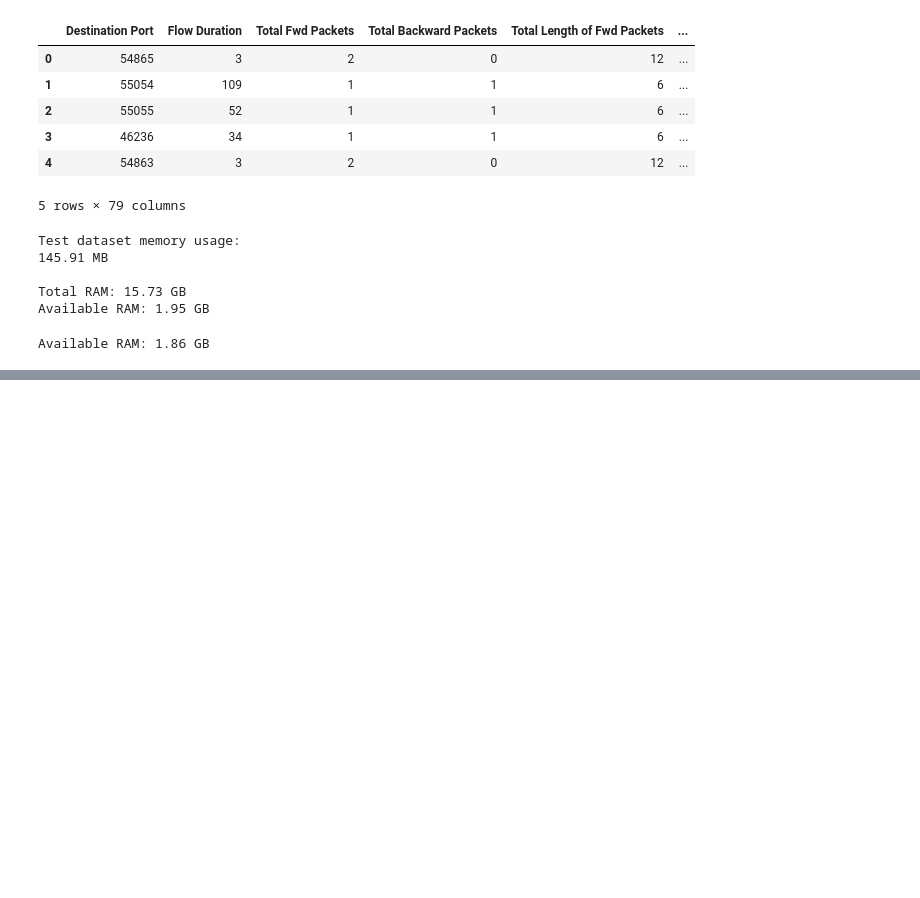
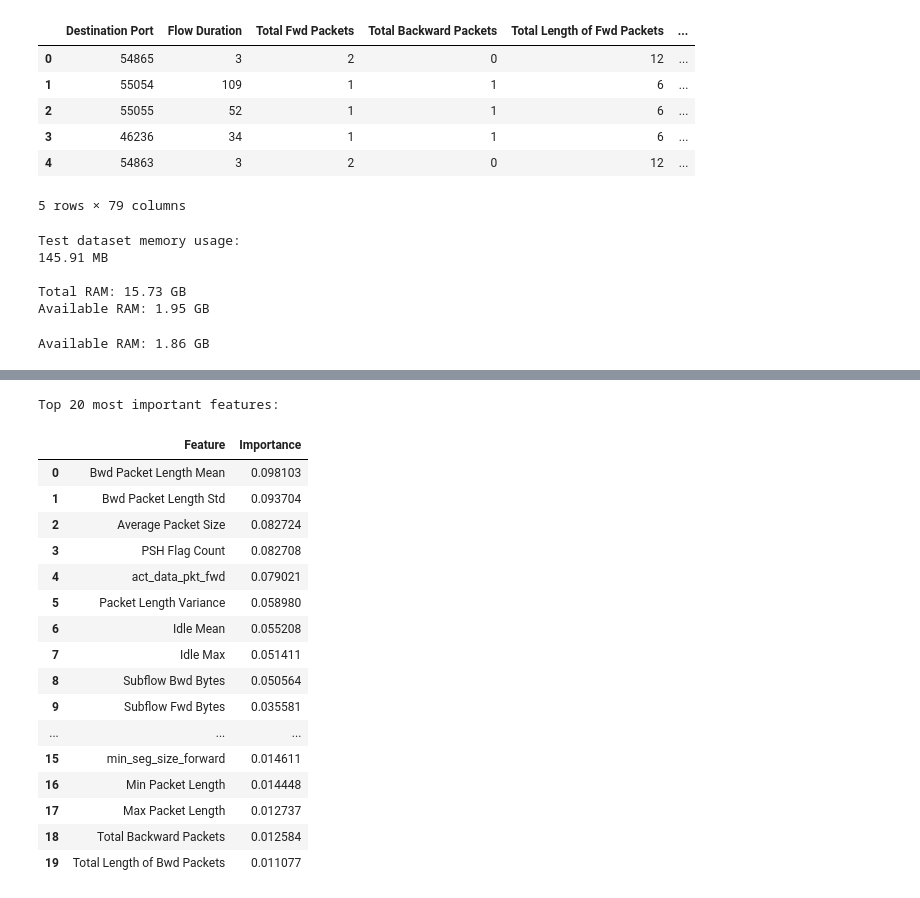
Before and after one commit to AtharvKharate88/Network_intrusion_detection_system, a Jupyter notebook: ml/nids_training.ipynb, the cells around one changed output, grey strips where cells are left out. Saved outputs shown, nothing was run; the diff lists cells and outputs as text; code cells hidden in the pictures; blank space fills up the shorter version.

```diff
--- a/ml/nids_training.ipynb
+++ b/ml/nids_training.ipynb
@@ -351,0 +1103,17 @@ Available RAM: 1.86 GB
+# %%
+import time
+
+start_time = time.time()
+
+model.fit(
+    X_train_np,
+    y_train_np,
+    eval_set=[(X_test_np, y_test_np)],
+    verbose=25,
+)
+
+elapsed = time.time() - start_time
+
+print(f"\nTraining finished in {elapsed / 60:.2f} minutes.")
+print("Best boosting round:", model.best_iteration)
+print("Best validation log loss:", model.best_score)
@@ -351,0 +1297,29 @@ Available RAM: 1.86 GB
+# %%
+import pandas as pd
+
+importance = pd.DataFrame({
+    "Feature": X.columns,
+    "Importance": model.feature_importances_,
+}).sort_values("Importance", ascending=False)
+
+print("Top 20 most important features:")
+display(importance.head(20).reset_index(drop=True))
+# %% [output]
+Top 20 most important features:
+|  | Feature | Importance |
+| 0 | Bwd Packet Length Mean | 0.098103 |
+| 1 | Bwd Packet Length Std | 0.093704 |
+| 2 | Average Packet Size | 0.082724 |
+| 3 | PSH Flag Count | 0.082708 |
+| 4 | act_data_pkt_fwd | 0.079021 |
+| 5 | Packet Length Variance | 0.058980 |
+| 6 | Idle Mean | 0.055208 |
+| 7 | Idle Max | 0.051411 |
+| 8 | Subflow Bwd Bytes | 0.050564 |
+| 9 | Subflow Fwd Bytes | 0.035581 |
+| ... | ... | ... |
+| 15 | min_seg_size_forward | 0.014611 |
+| 16 | Min Packet Length | 0.014448 |
+| 17 | Max Packet Length | 0.012737 |
+| 18 | Total Backward Packets | 0.012584 |
+| 19 | Total Length of Bwd Packets | 0.011077 |
```
Also changed, not shown: parts of 35 cells of this notebook, 15 other files.
